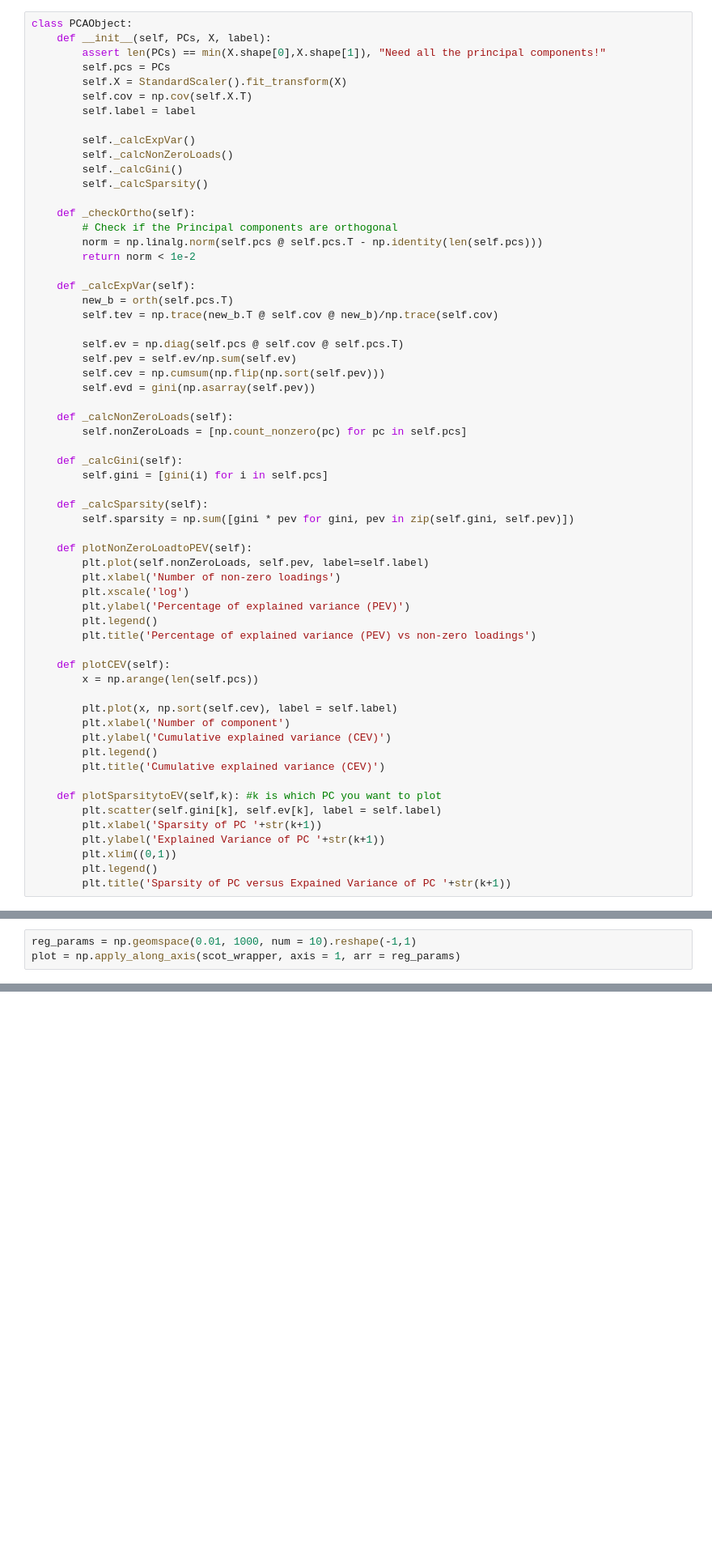
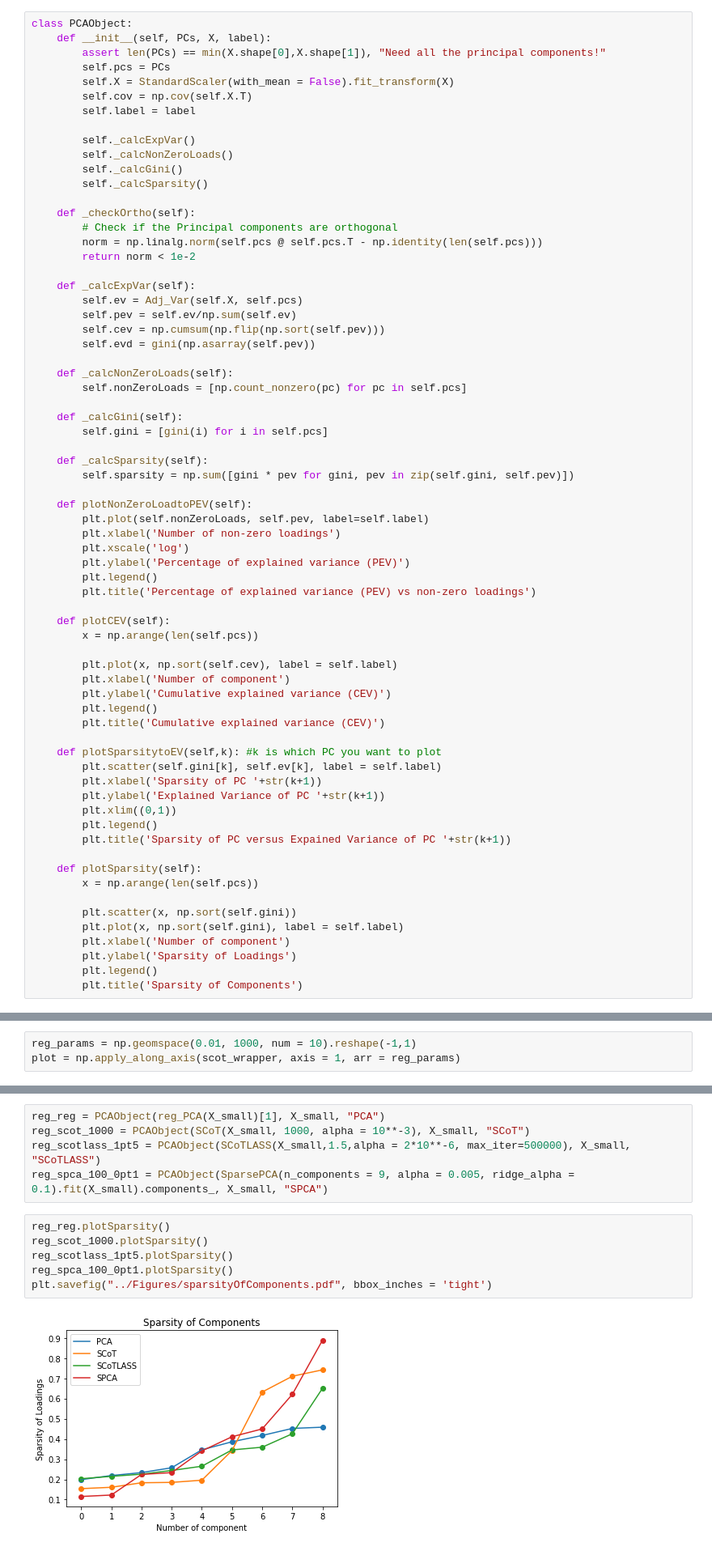
Before and after one commit to Jonas-JP-Peeters/Sparse-PCA-Project, a Jupyter notebook: Scripts/Results.ipynb, the cells around one changed output, grey strips where cells are left out. Shown: that part at 81% size. Saved outputs shown, nothing was run; the diff lists cells and outputs as text; blank space fills up the shorter version.

```diff
--- a/Scripts/Results.ipynb
+++ b/Scripts/Results.ipynb
@@ -17,7 +17,7 @@ class PCAObject:
     def __init__(self, PCs, X, label):
         assert len(PCs) == min(X.shape[0],X.shape[1]), "Need all the principal components!"
         self.pcs = PCs
-        self.X = StandardScaler().fit_transform(X)
+        self.X = StandardScaler(with_mean = False).fit_transform(X)
         self.cov = np.cov(self.X.T)
         self.label = label
 
@@ -32,10 +32,7 @@ class PCAObject:
         return norm < 1e-2
 
     def _calcExpVar(self):
-        new_b = orth(self.pcs.T)
-        self.tev = np.trace(new_b.T @ self.cov @ new_b)/np.trace(self.cov)
-
-        self.ev = np.diag(self.pcs @ self.cov @ self.pcs.T)
+        self.ev = Adj_Var(self.X, self.pcs)
         self.pev = self.ev/np.sum(self.ev)
         self.cev = np.cumsum(np.flip(np.sort(self.pev)))
         self.evd = gini(np.asarray(self.pev))
@@ -73,6 +70,16 @@ class PCAObject:
         plt.xlim((0,1))
         plt.legend()
         plt.title('Sparsity of PC versus Expained Variance of PC '+str(k+1))
+
+    def plotSparsity(self):
+        x = np.arange(len(self.pcs))
+
+        plt.scatter(x, np.sort(self.gini))
+        plt.plot(x, np.sort(self.gini), label = self.label)
+        plt.xlabel('Number of component')
+        plt.ylabel('Sparsity of Loadings')
+        plt.legend()
+        plt.title('Sparsity of Components')
 # %% [markdown]
 We want four rows: PCA, SCoT, SCoTLASS, SPCA for their "best" specification. We will show the difference within each model in tables and figures in the appendix. Columns containing: Weighted Gini coefficient, distribution of explained variance
 # %%
@@ -182,6 +198,19 @@ reg_scotlass_2.plotCEV()
 plt.savefig("../Figures/SCoTLASS_comparison.pdf", bbox_inches = 'tight')
 # %% [output]
 [figure]
+# %%
+reg_reg = PCAObject(reg_PCA(X_small)[1], X_small, "PCA")
+reg_scot_1000 = PCAObject(SCoT(X_small, 1000, alpha = 10**-3), X_small, "SCoT")
+reg_scotlass_1pt5 = PCAObject(SCoTLASS(X_small,1.5,alpha = 2*10**-6, max_iter=500000), X_small, "SCoTLASS")
+reg_spca_100_0pt1 = PCAObject(SparsePCA(n_components = 9, alpha = 0.005, ridge_alpha = 0.1).fit(X_small).components_, X_small, "SPCA")
+# %%
+reg_reg.plotSparsity()
+reg_scot_1000.plotSparsity()
+reg_scotlass_1pt5.plotSparsity()
+reg_spca_100_0pt1.plotSparsity()
+plt.savefig("../Figures/sparsityOfComponents.pdf", bbox_inches = 'tight')
+# %% [output]
+[figure, added]
 # %%
 reg_reg = PCAObject(reg_PCA(X_small)[1], X_small, "Regular")
 
```
Also changed, not shown: parts of 3 cells of this notebook, 7 other files.
